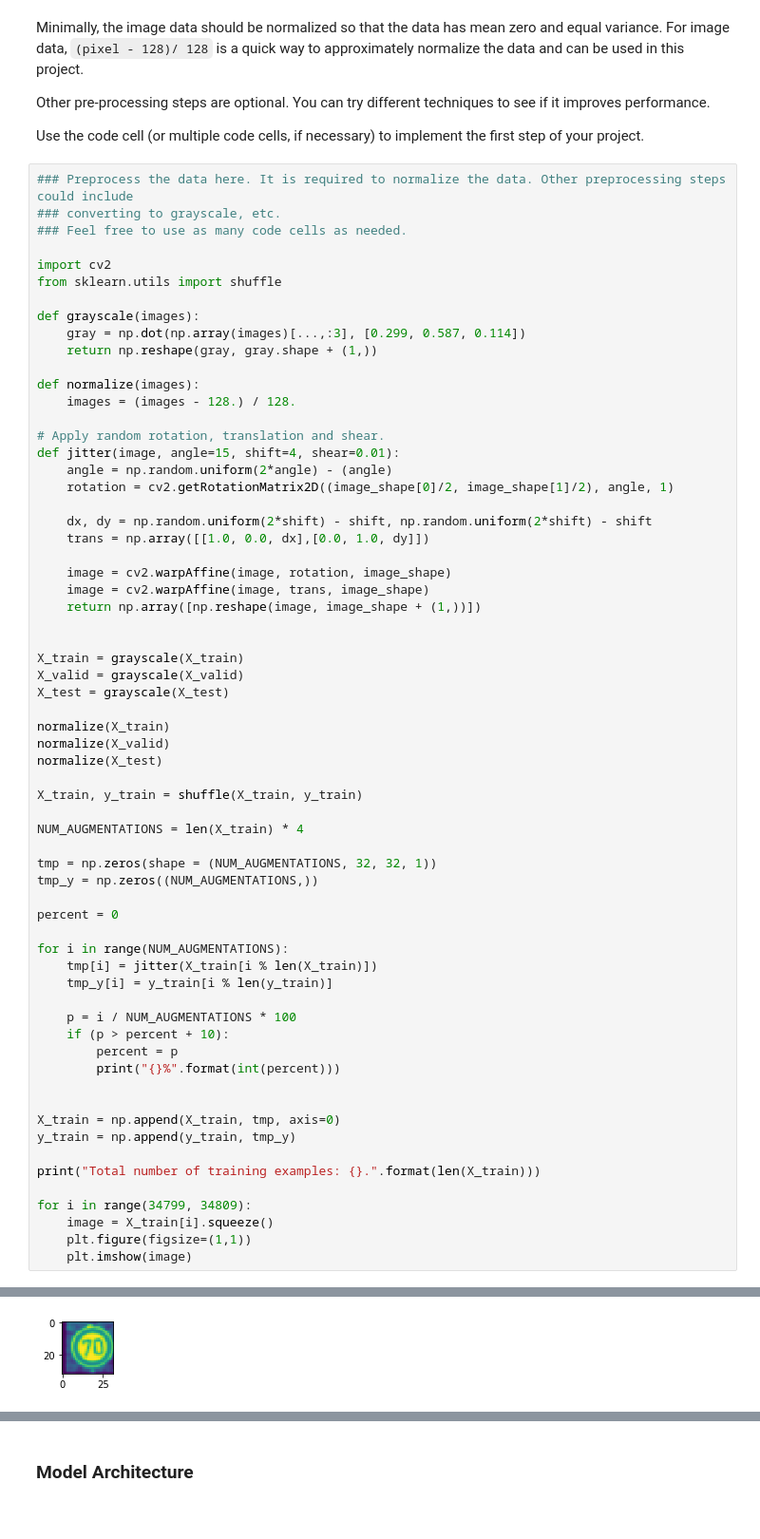
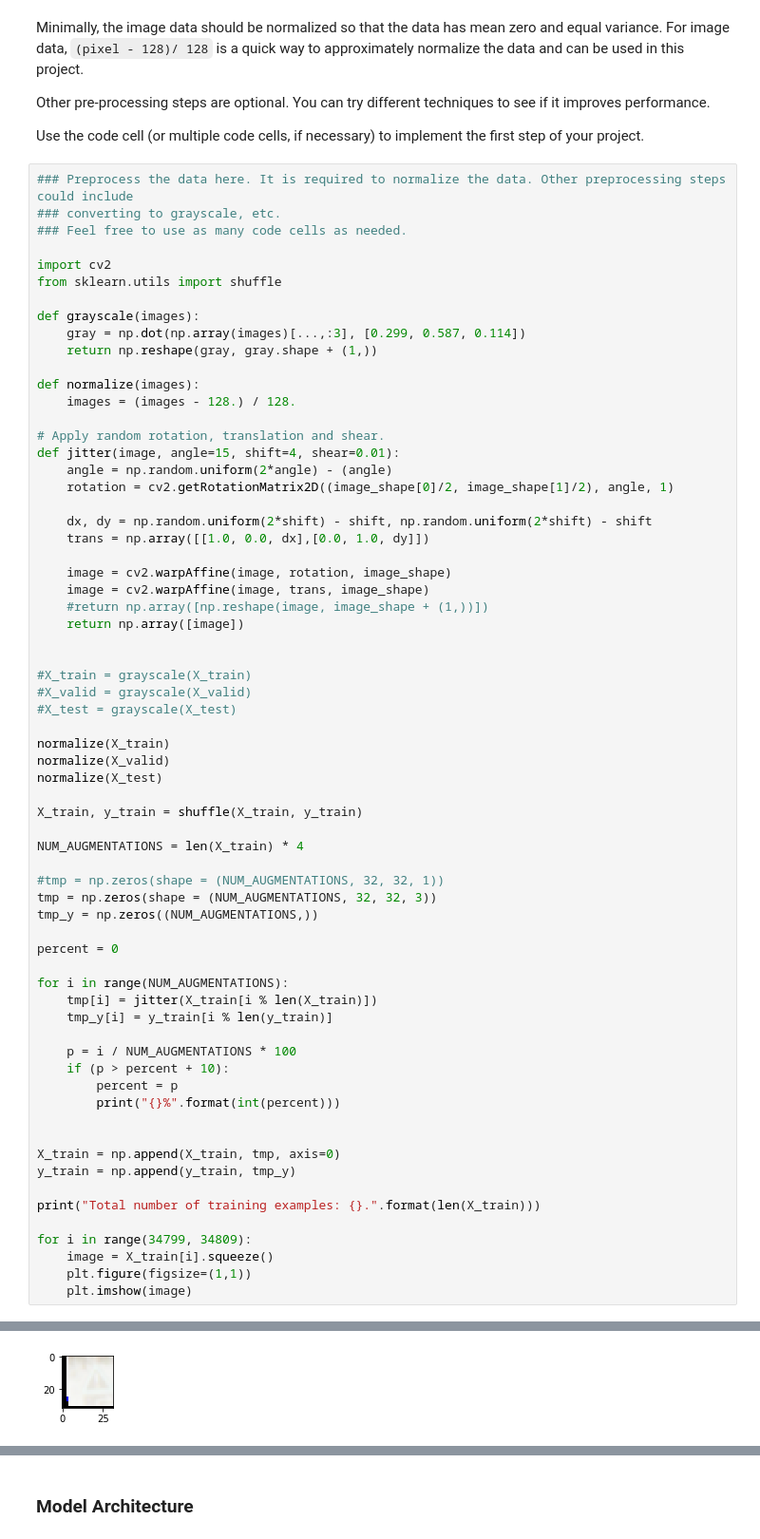
Before and after one commit to aallai/traffic_light_classifier, a Jupyter notebook: Traffic_Sign_Classifier.ipynb, the cells around one changed output, grey strips where cells are left out. Shown at 95% size. Saved outputs shown, nothing was run; the diff lists cells and outputs as text.

```diff
--- a/Traffic_Sign_Classifier.ipynb
+++ b/Traffic_Sign_Classifier.ipynb
@@ -197,12 +197,13 @@ def jitter(image, angle=15, shift=4, shear=0.01):
 
     image = cv2.warpAffine(image, rotation, image_shape)
     image = cv2.warpAffine(image, trans, image_shape)
-    return np.array([np.reshape(image, image_shape + (1,))])
+    #return np.array([np.reshape(image, image_shape + (1,))])
+    return np.array([image])
 
 
-X_train = grayscale(X_train)
-X_valid = grayscale(X_valid)
-X_test = grayscale(X_test)
+#X_train = grayscale(X_train)
+#X_valid = grayscale(X_valid)
+#X_test = grayscale(X_test)
 
 normalize(X_train)
 normalize(X_valid)
@@ -212,7 +213,8 @@ X_train, y_train = shuffle(X_train, y_train)
 
 NUM_AUGMENTATIONS = len(X_train) * 4
 
-tmp = np.zeros(shape = (NUM_AUGMENTATIONS, 32, 32, 1))
+#tmp = np.zeros(shape = (NUM_AUGMENTATIONS, 32, 32, 1))
+tmp = np.zeros(shape = (NUM_AUGMENTATIONS, 32, 32, 3))
 tmp_y = np.zeros((NUM_AUGMENTATIONS,))
 
 percent = 0
@@ -259 +252 @@ for i in range(34799, 34809):
-[figure, old version]
+[figure, new version]
```
Also changed, not shown: parts of 3 cells of this notebook.
